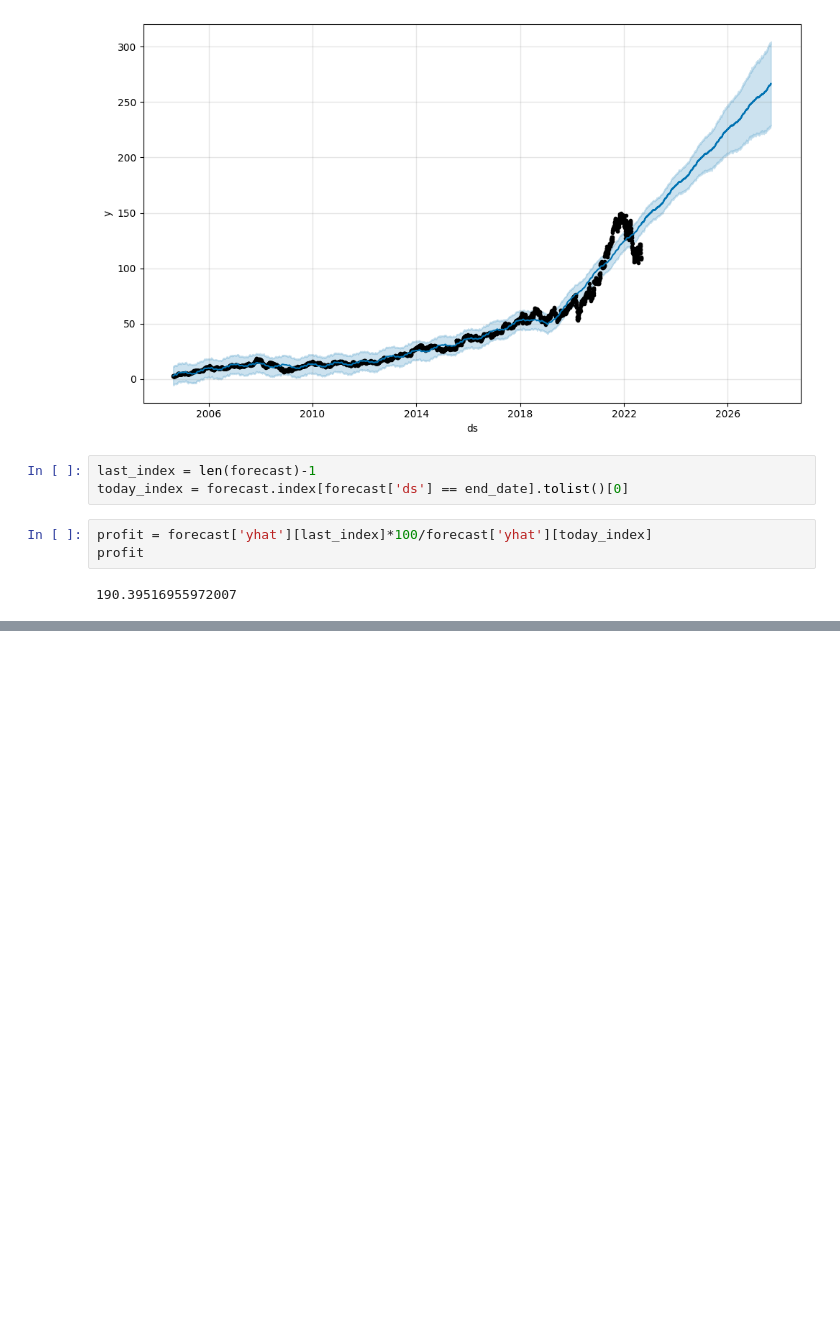
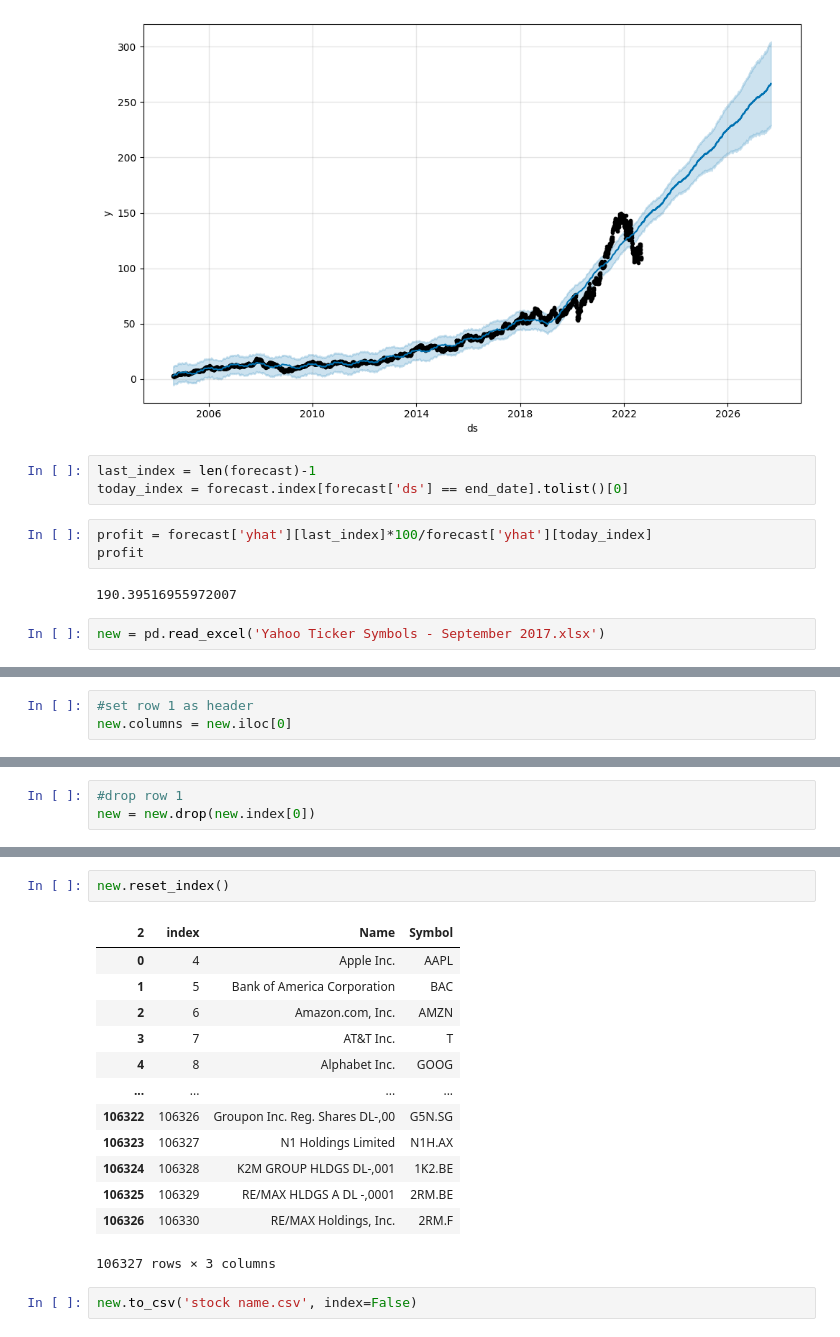
Before and after one commit to Rahs0601/Stock-Predication, a Jupyter notebook: test.ipynb, the cells around one changed output, grey strips where cells are left out. Saved outputs shown, nothing was run; the diff lists cells and outputs as text; blank space fills up the shorter version.

```diff
--- a/test.ipynb
+++ b/test.ipynb
@@ -137,3 +139,5 @@ profit = forecast['yhat'][last_index]*100/forecast['yhat'][today_index]
 profit
 # %% [output]
 190.39516955972007
+# %%
+new = pd.read_excel('Yahoo Ticker Symbols - September 2017.xlsx')
@@ -139,0 +182,3 @@ profit
+# %%
+#set row 1 as header
+new.columns = new.iloc[0]
@@ -139,0 +194,3 @@ profit
+# %%
+#drop row 1
+new = new.drop(new.index[0])
@@ -139,0 +206,18 @@ profit
+# %%
+new.reset_index()
+# %% [output]
+| 2 | index | Name | Symbol |
+| 0 | 4 | Apple Inc. | AAPL |
+| 1 | 5 | Bank of America Corporation | BAC |
+| 2 | 6 | Amazon.com, Inc. | AMZN |
+| 3 | 7 | AT&T Inc. | T |
+| 4 | 8 | Alphabet Inc. | GOOG |
+| ... | ... | ... | ... |
+| 106322 | 106326 | Groupon Inc. Reg. Shares DL-,00 | G5N.SG |
+| 106323 | 106327 | N1 Holdings Limited | N1H.AX |
+| 106324 | 106328 | K2M GROUP HLDGS DL-,001 | 1K2.BE |
+| 106325 | 106329 | RE/MAX HLDGS A DL -,0001 | 2RM.BE |
+| 106326 | 106330 | RE/MAX Holdings, Inc. | 2RM.F |
+106327 rows × 3 columns
+# %%
+new.to_csv('stock name.csv', index=False)
```
Also changed, not shown: parts of 15 cells of this notebook, 2 other files.
